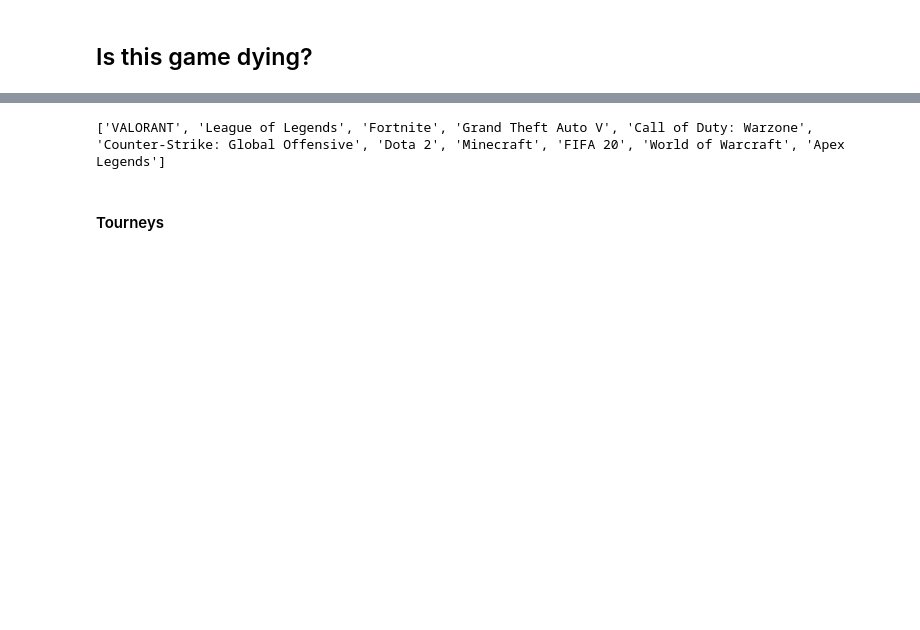
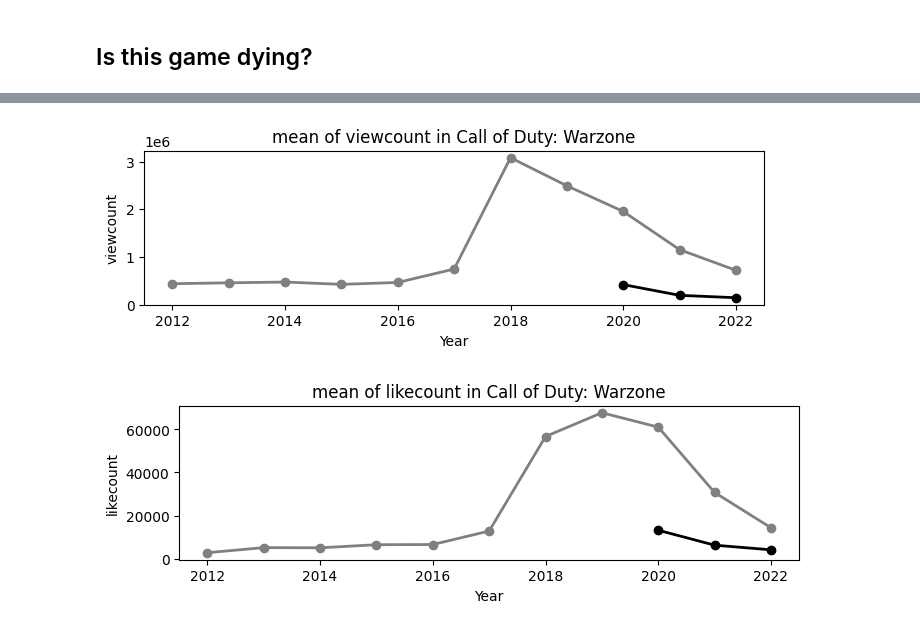
Before and after one commit to JorgeLlorente/video_gaming_industry_analysis, a Jupyter notebook: notebooks/one_game_analysis.ipynb, the cells around one changed output, grey strips where cells are left out. Cells and saved outputs as stored; diff of their text form; code cells hidden in the pictures; blank space fills up the shorter version.

```diff
--- a/notebooks/one_game_analysis.ipynb
+++ b/notebooks/one_game_analysis.ipynb
@@ -32,4 +25,0 @@ with open('../data/top10_games.pickle', 'rb') as game:
-# %%
-print(games)
-# %% [output]
-['VALORANT', 'League of Legends', 'Fortnite', 'Grand Theft Auto V', 'Call of Duty: Warzone', 'Counter-Strike: Global Offensive', 'Dota 2', 'Minecraft', 'FIFA 20', 'World of Warcraft', 'Apex Legends']
@@ -53,2 +25,0 @@ df_videogames_unique = sp.select_sql_table("videogames_unique")
-# %% [markdown]
-#### Tourneys
@@ -70,0 +26,5 @@ def data_visualization():
+# %%
+sp.data_visualization()
+# %% [output]
+[figure, added]
+[figure, added]
```
Also changed, not shown: parts of 4 cells of this notebook, 7 other files.
